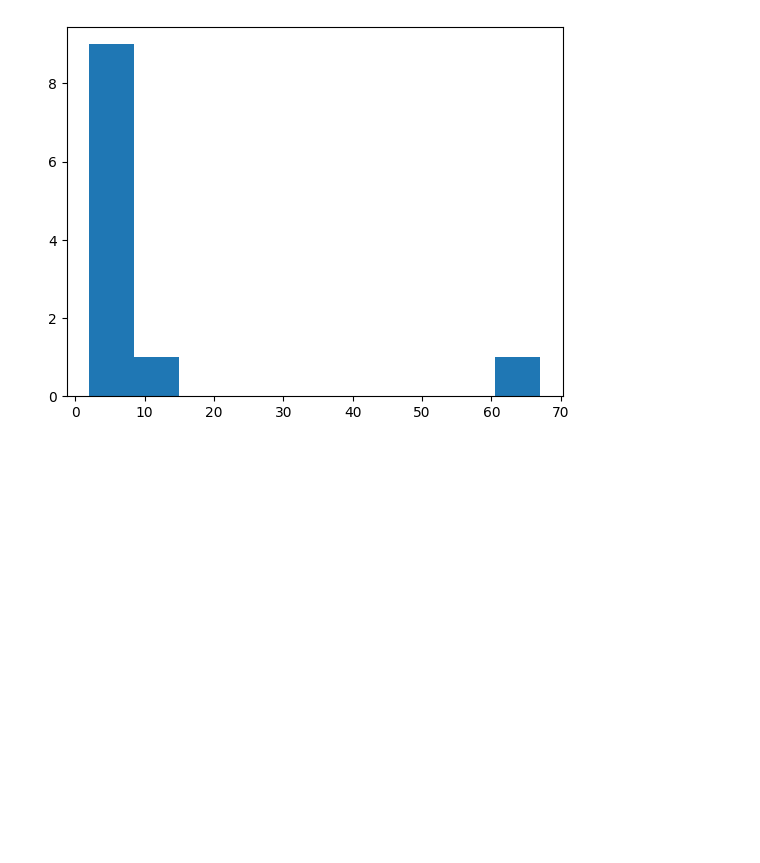
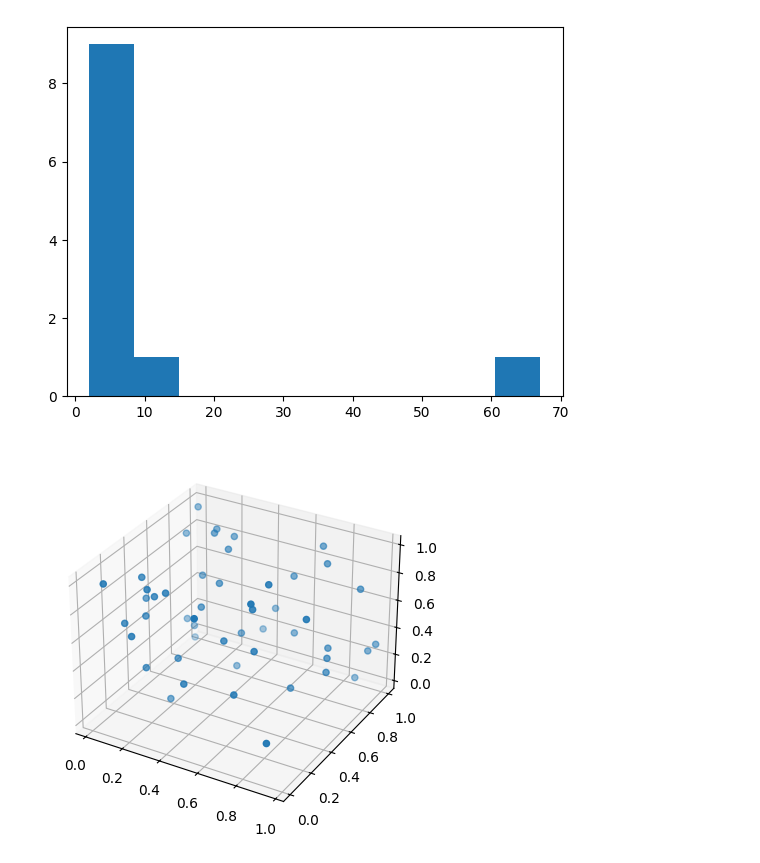
Before and after one commit to Apurva12343/Python_1, a Jupyter notebook: Matplotlib/Matplotlib.ipynb, the cells around one changed output. Drawn from its saved outputs; the diff is of its cells as text; code cells hidden in the pictures; blank space fills up the shorter version.

```diff
--- a/Matplotlib/Matplotlib.ipynb
+++ b/Matplotlib/Matplotlib.ipynb
@@ -145,3 +145,14 @@ plt.hist(data)
 plt.show()
 # %% [output]
 [figure]
+# %%
+x = np.random.rand(50)
+y = np.random.rand(50)
+z = np.random.rand(50)
+
+fig = plt.figure()
+ax = fig.add_subplot(projection = '3d')
+ax.scatter(x,y,z)
+plt.show()
+# %% [output]
+[figure, added]
```
